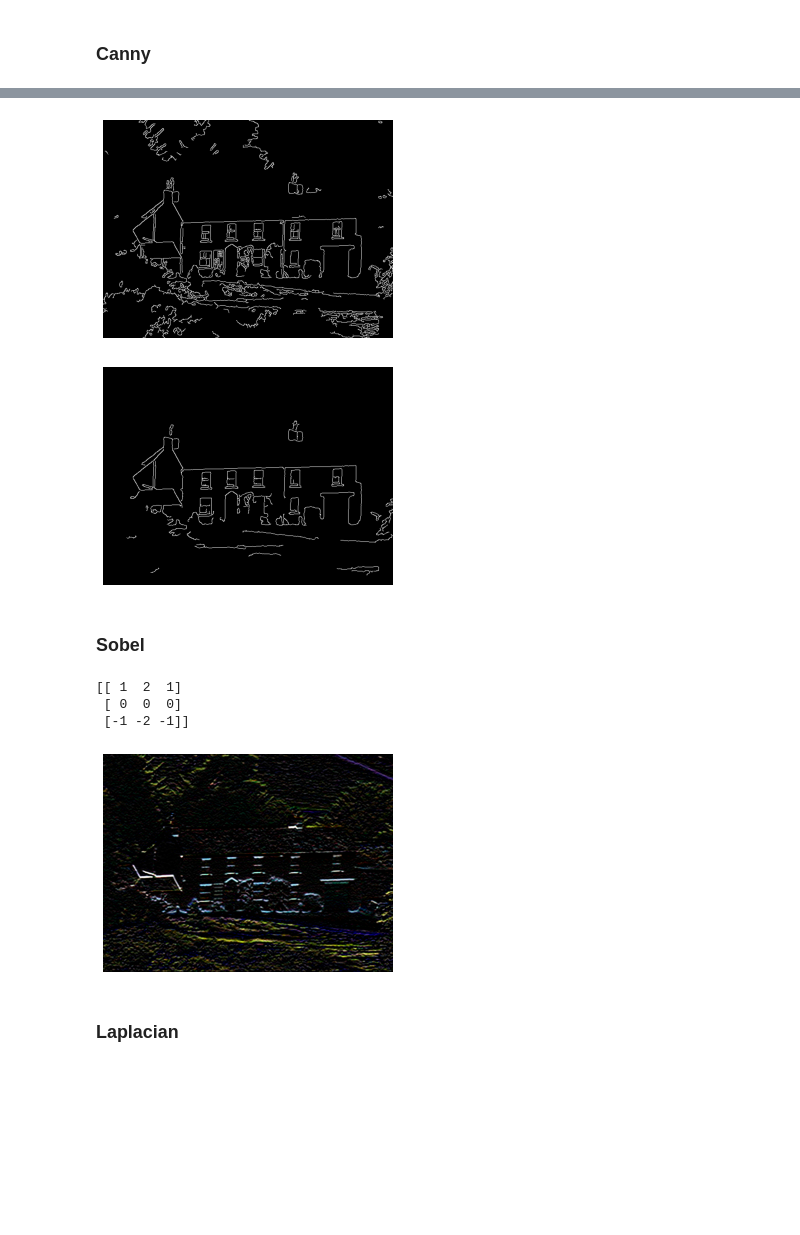
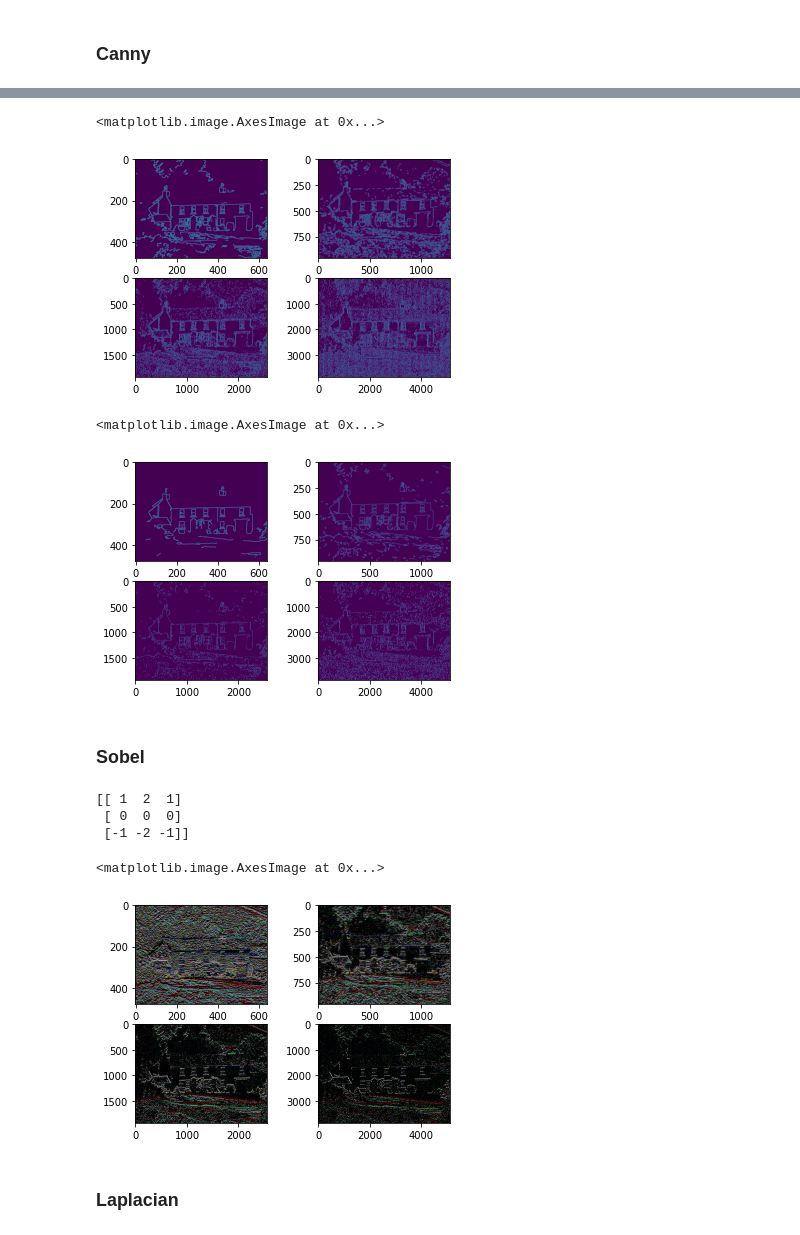
Before and after one commit to bairdob/MultimediaTechnologyPractice, a Jupyter notebook: methods_edge_detection.ipynb, the cells around one changed output, grey strips where cells are left out. Cells and saved outputs as stored; diff of their text form; code cells hidden in the pictures; blank space fills up the shorter version.

Commit message:
update edge_detection

```diff
--- a/methods_edge_detection.ipynb
+++ b/methods_edge_detection.ipynb
@@ -15,7 +6,14 @@ imshow(image)
 # %% [markdown]
 ### Canny
 # %%
-src_img = cv2.imread("assets/house.png")
-src_img = cv2.resize(src_img, (640, 480))
-imshow(src_img)
+src_img1 = cv2.imread("assets/house.png")
+src_img2 = cv2.imread("assets/house_x2.png")
+src_img3 = cv2.imread("assets/house_x4.png")
+src_img4 = cv2.imread("assets/house_x8.png")
+
+fig, ax = plt.subplots(2, 2)
+ax[0][0].imshow(cv2.cvtColor(src_img1, cv2.COLOR_BGR2RGB))
+ax[0][1].imshow(cv2.cvtColor(src_img2, cv2.COLOR_BGR2RGB))
+ax[1][0].imshow(cv2.cvtColor(src_img3, cv2.COLOR_BGR2RGB))
+ax[1][1].imshow(cv2.cvtColor(src_img4, cv2.COLOR_BGR2RGB))
 # %% [output]
@@ -39,13 +63,34 @@ imshow(np.uint8(mag))
 # %%
-edges = cv2.Canny(img_gray, 70, 200)
-imshow(edges)
+edges1 = cv2.Canny(img_gray1, 70, 200)
+edges2 = cv2.Canny(img_gray2, 35, 100)
+edges3 = cv2.Canny(img_gray3, 20, 50)
+edges4 = cv2.Canny(img_gray4, 10, 25)
+
+fig, ax = plt.subplots(2, 2)
+ax[0][0].imshow(edges1)
+ax[0][1].imshow(edges2)
+ax[1][0].imshow(edges3)
+ax[1][1].imshow(edges4)
 # %% [output]
+<matplotlib.image.AxesImage at 0x...>
-[figure, old version]
+[figure, new version]
 # %%
-edges = cv2.Canny(img_gray_blur, 70, 200)
-imshow(edges)
+# edges = cv2.Canny(img_gray_blur, 70, 200)
+# imshow(edges)
+
+edges1 = cv2.Canny(img_gray_blur1, 70, 200)
+edges2 = cv2.Canny(img_gray_blur2, 35, 100)
+edges3 = cv2.Canny(img_gray_blur3, 20, 50)
+edges4 = cv2.Canny(img_gray_blur4, 10, 25)
+
+fig, ax = plt.subplots(2, 2)
+ax[0][0].imshow(edges1)
+ax[0][1].imshow(edges2)
+ax[1][0].imshow(edges3)
+ax[1][1].imshow(edges4)
 # %% [output]
+<matplotlib.image.AxesImage at 0x...>
-[figure, old version]
+[figure, new version]
 # %% [markdown]
 ### Sobel
 # %%
@@ -53,13 +98,22 @@ kernel = np.array([[1,2,1],
                    [0,0,0],
                    [-1,-2,-1]])
 print(kernel)
-dst_img = cv2.filter2D(src_img, -1, kernel)
-imshow(dst_img)
+dst_img1 = cv2.filter2D(src_img1, -1, kernel)
+dst_img2 = cv2.filter2D(src_img2, -1, kernel)
+dst_img3 = cv2.filter2D(src_img3, -1, kernel)
+dst_img4 = cv2.filter2D(src_img4, -1, kernel)
+# imshow(dst_img)
+fig, ax = plt.subplots(2, 2)
+ax[0][0].imshow(dst_img1*50)
+ax[0][1].imshow(dst_img2*50)
+ax[1][0].imshow(dst_img3*50)
+ax[1][1].imshow(dst_img4*50)
 # %% [output]
 [[ 1  2  1]
  [ 0  0  0]
  [-1 -2 -1]]
+<matplotlib.image.AxesImage at 0x...>
-[figure, old version]
+[figure, new version]
 # %% [markdown]
 ### Laplacian
 # %%
```
Also changed, not shown: parts of 8 cells of this notebook.
